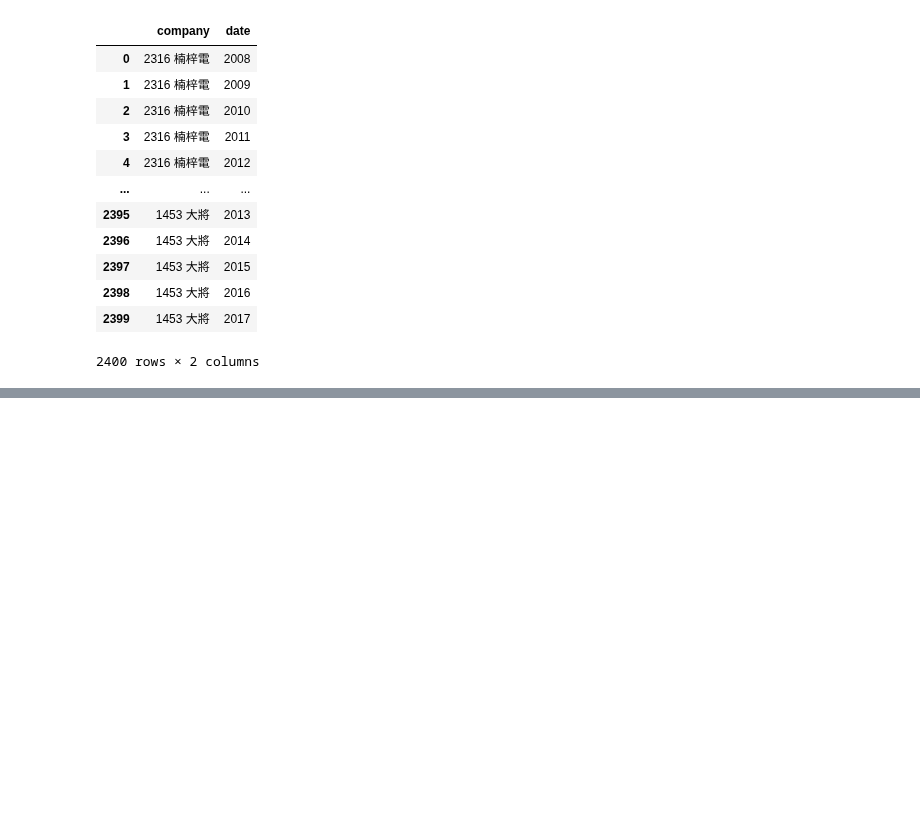
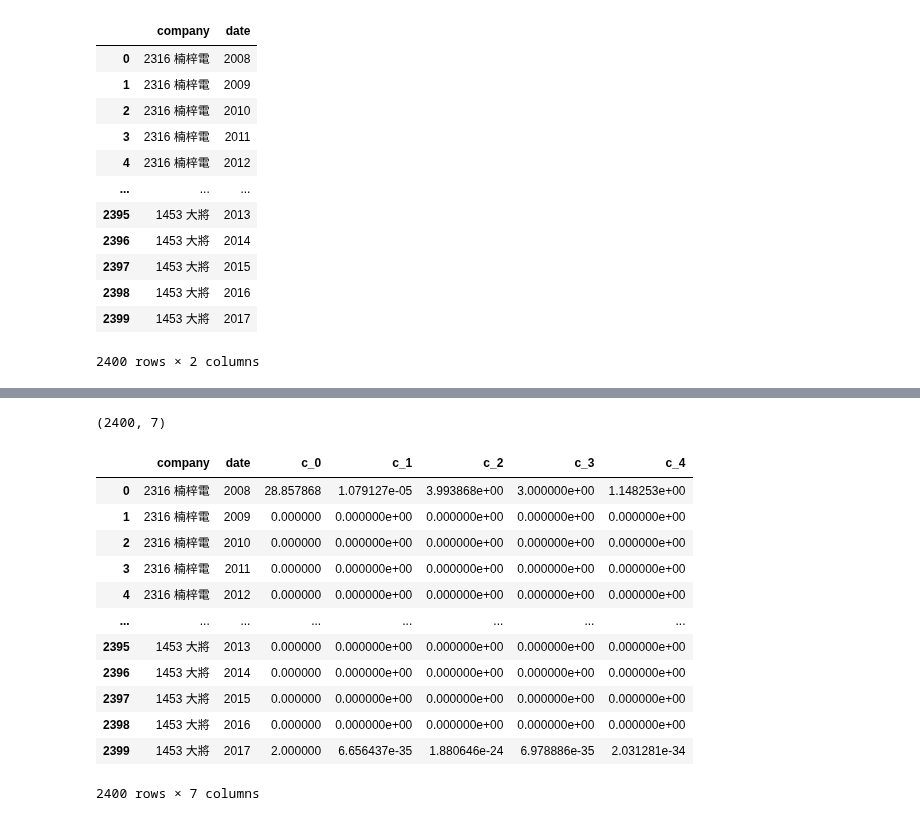
Before and after one commit to roccqqck/news_bert, a Jupyter notebook: 6.news_data_preprocessing.ipynb, the cells around one changed output, grey strips where cells are left out. Drawn from its saved outputs; the diff is of its cells as text; code cells hidden in the pictures; blank space fills up the shorter version.

```diff
--- a/6.news_data_preprocessing.ipynb
+++ b/6.news_data_preprocessing.ipynb
@@ -478,0 +602,24 @@ df_topic_5_prob[(df_topic_5_prob["company"].str.contains("楠梓電") & df_topic
+# %%
+df_company_year_prob_sum = pd.read_csv("data/company_year_prob_sum.csv", encoding="utf-8")
+df_company_year_prob_sum["c_0"] = df_company_year_prob_sum["c_0"].astype(float)  # 讀取後將欄位弄成float
+df_company_year_prob_sum["c_1"] = df_company_year_prob_sum["c_1"].astype(float)
+df_company_year_prob_sum["c_2"] = df_company_year_prob_sum["c_2"].astype(float)
+df_company_year_prob_sum["c_3"] = df_company_year_prob_sum["c_3"].astype(float)
+df_company_year_prob_sum["c_4"] = df_company_year_prob_sum["c_4"].astype(float)
+print(df_company_year_prob_sum.shape)
+df_company_year_prob_sum
+# %% [output]
+(2400, 7)
+|  | company | date | c_0 | c_1 | c_2 | c_3 | c_4 |
+| 0 | 2316 楠梓電 | 2008 | 28.857868 | 1.079127e-05 | 3.993868e+00 | 3.000000e+00 | 1.148253e+00 |
+| 1 | 2316 楠梓電 | 2009 | 0.000000 | 0.000000e+00 | 0.000000e+00 | 0.000000e+00 | 0.000000e+00 |
+| 2 | 2316 楠梓電 | 2010 | 0.000000 | 0.000000e+00 | 0.000000e+00 | 0.000000e+00 | 0.000000e+00 |
+| 3 | 2316 楠梓電 | 2011 | 0.000000 | 0.000000e+00 | 0.000000e+00 | 0.000000e+00 | 0.000000e+00 |
+| 4 | 2316 楠梓電 | 2012 | 0.000000 | 0.000000e+00 | 0.000000e+00 | 0.000000e+00 | 0.000000e+00 |
+| ... | ... | ... | ... | ... | ... | ... | ... |
+| 2395 | 1453 大將 | 2013 | 0.000000 | 0.000000e+00 | 0.000000e+00 | 0.000000e+00 | 0.000000e+00 |
+| 2396 | 1453 大將 | 2014 | 0.000000 | 0.000000e+00 | 0.000000e+00 | 0.000000e+00 | 0.000000e+00 |
+| 2397 | 1453 大將 | 2015 | 0.000000 | 0.000000e+00 | 0.000000e+00 | 0.000000e+00 | 0.000000e+00 |
+| 2398 | 1453 大將 | 2016 | 0.000000 | 0.000000e+00 | 0.000000e+00 | 0.000000e+00 | 0.000000e+00 |
+| 2399 | 1453 大將 | 2017 | 2.000000 | 6.656437e-35 | 1.880646e-24 | 6.978886e-35 | 2.031281e-34 |
+2400 rows × 7 columns
```
Also changed, not shown: parts of 16 cells of this notebook, 1 other file.
